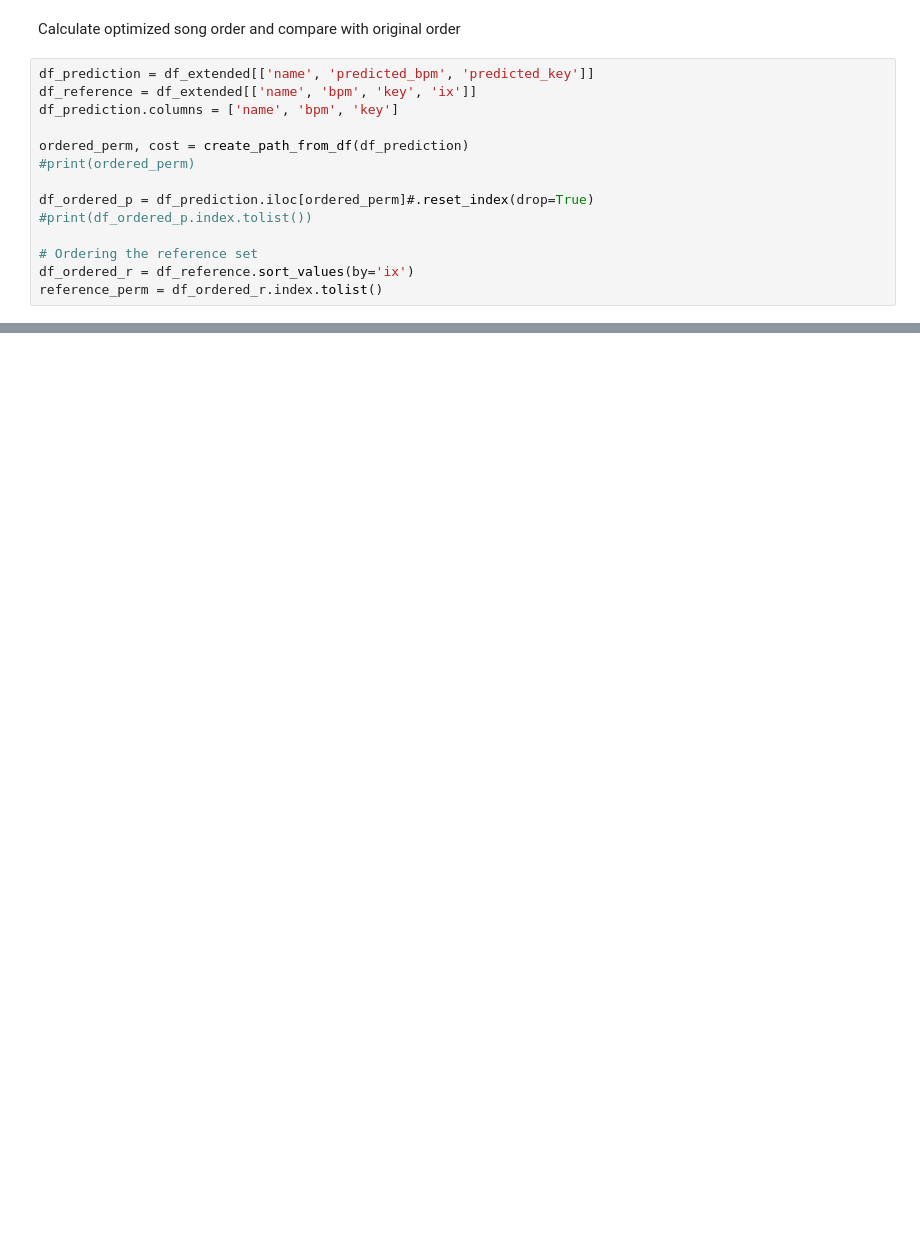
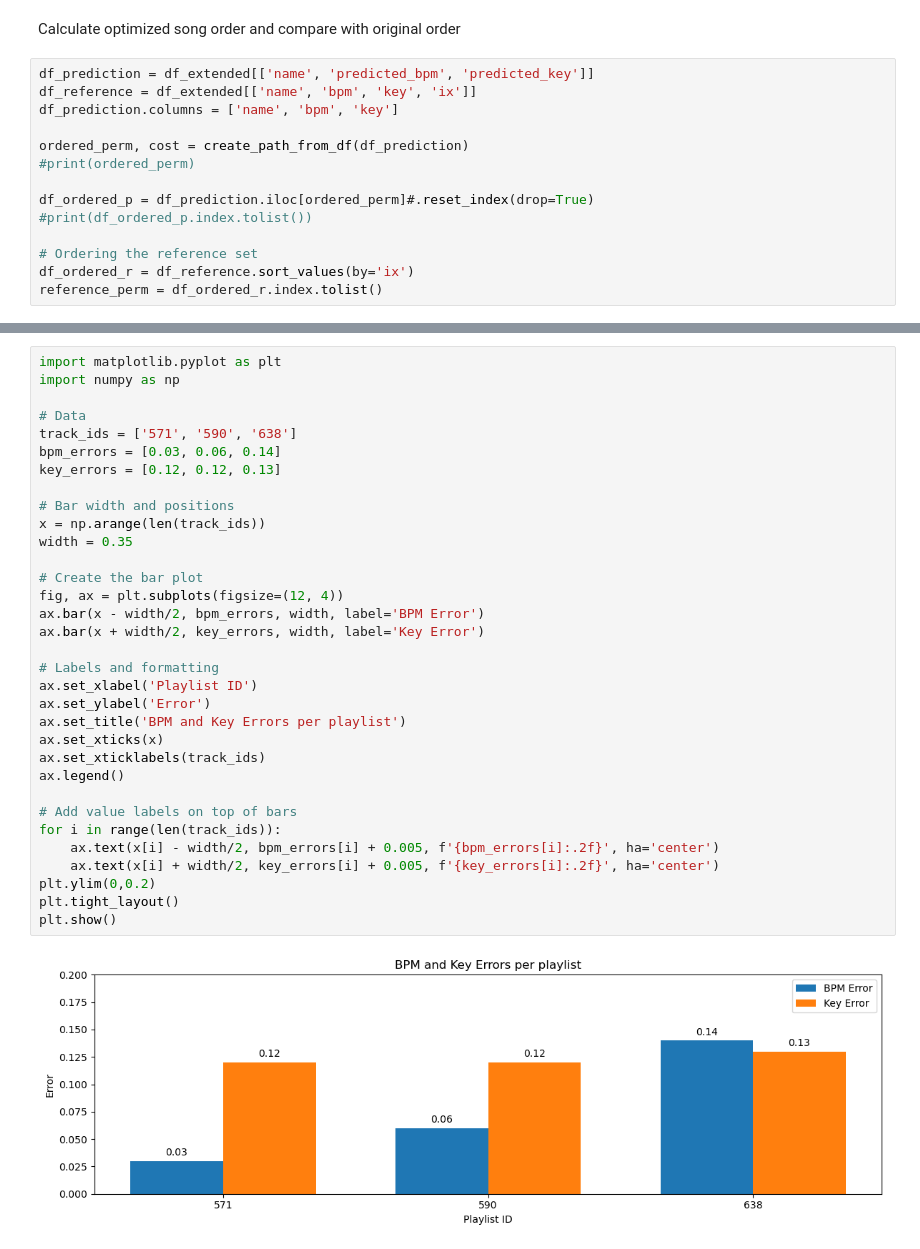
Before and after one commit to JarlSteph/Music_project, a Jupyter notebook: notebooks/evaluation.ipynb, the cells around one changed output, grey strips where cells are left out. Cells and saved outputs as stored; diff of their text form; blank space fills up the shorter version.

```diff
--- a/notebooks/evaluation.ipynb
+++ b/notebooks/evaluation.ipynb
@@ -201,0 +266,35 @@ Spearman correlation: 21.429%
+# %%
+import matplotlib.pyplot as plt
+import numpy as np
+
+# Data
+track_ids = ['571', '590', '638']
+bpm_errors = [0.03, 0.06, 0.14]
+key_errors = [0.12, 0.12, 0.13]
+
+# Bar width and positions
+x = np.arange(len(track_ids))
+width = 0.35
+
+# Create the bar plot
+fig, ax = plt.subplots(figsize=(12, 4))
+ax.bar(x - width/2, bpm_errors, width, label='BPM Error')
+ax.bar(x + width/2, key_errors, width, label='Key Error')
+
+# Labels and formatting
+ax.set_xlabel('Playlist ID')
+ax.set_ylabel('Error')
+ax.set_title('BPM and Key Errors per playlist')
+ax.set_xticks(x)
+ax.set_xticklabels(track_ids)
+ax.legend()
+
+# Add value labels on top of bars
+for i in range(len(track_ids)):
+    ax.text(x[i] - width/2, bpm_errors[i] + 0.005, f'{bpm_errors[i]:.2f}', ha='center')
+    ax.text(x[i] + width/2, key_errors[i] + 0.005, f'{key_errors[i]:.2f}', ha='center')
+plt.ylim(0,0.2)
+plt.tight_layout()
+plt.show()
+# %% [output]
+[figure, added]
```
Also changed, not shown: parts of 9 cells of this notebook, 8 other files.
